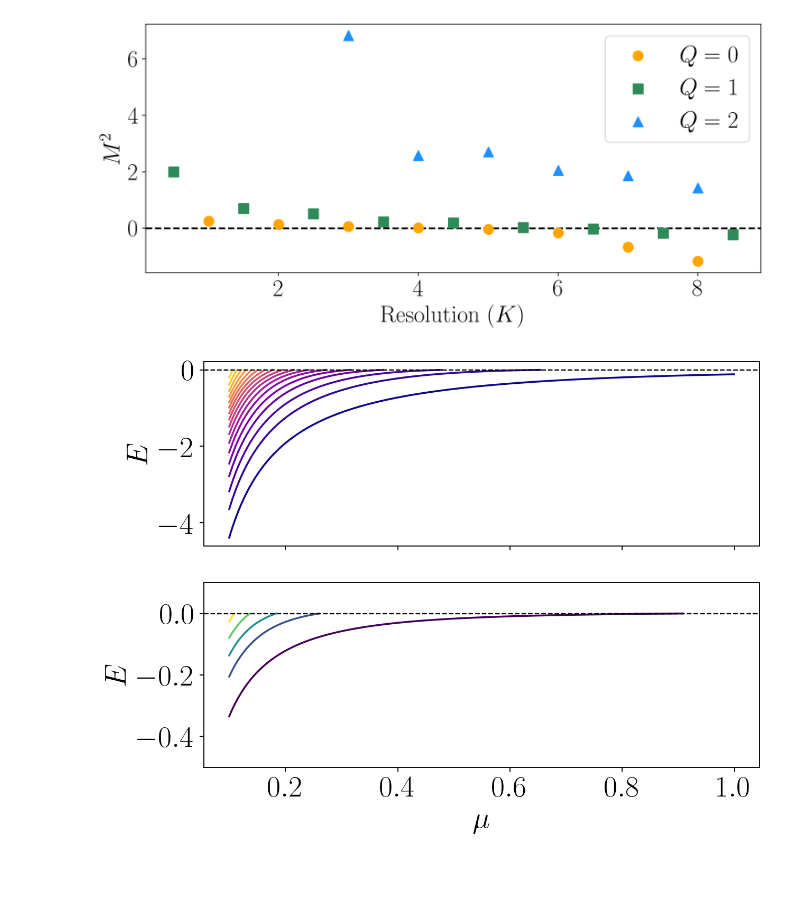
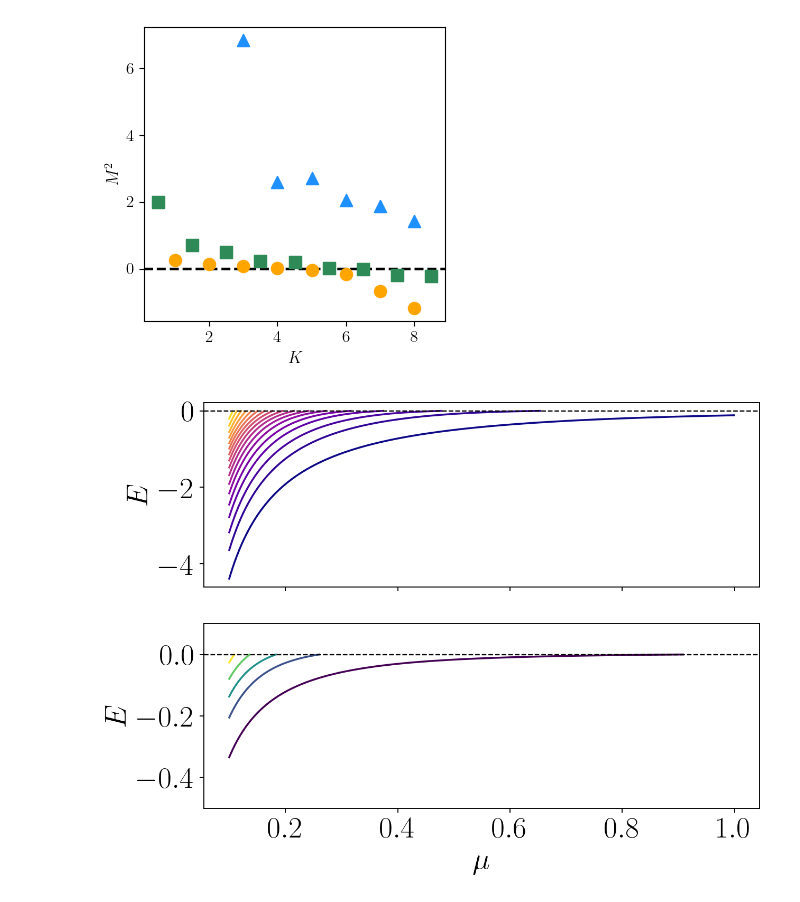
Before and after one commit to cgustin99/OpenParticle, a Jupyter notebook: models/Yukawa/yukawa_paper_results.ipynb, the cells around one changed output. Saved outputs shown, nothing was run; the diff lists cells and outputs as text; code cells hidden in the pictures; blank space fills up the shorter version.

```diff
--- a/models/Yukawa/yukawa_paper_results.ipynb
+++ b/models/Yukawa/yukawa_paper_results.ipynb
@@ -15,7 +15,7 @@ from openparticle.dlcq import get_sector_basis, pdf, fock_sector_budget
 from yukawa_utils import *
 
 plt.rcParams["font.family"] = "Times New Roman"
-plt.rcParams["font.size"] = 24
+plt.rcParams["font.size"] = 12
 plt.rc('text', usetex=True)
 import warnings
 warnings.filterwarnings('ignore')
@@ -73,21 +73,23 @@ for res in resolutions_Q2:
     vals, vecs = np.linalg.eigh(tmp_mat)
     eigenvalues_Q2.append(min(vals))
 # %%
-plt.figure(figsize=(10,5), dpi=200)
-plt.scatter(resolutions_boson_loop, eigenvalues_boson_loop, color='orange', marker='o', s=100, label = r'$Q = 0$')
-plt.scatter(resolutions_fermion_loop, eigenvalues_fermion_loop, color='seagreen', marker='s', s=100, label = r'$Q = 1$')
+# plt.figure(figsize=(10,5), dpi=200)
+plt.figure(figsize=(3.75, 3.75), dpi=100)
+plt.scatter(resolutions_boson_loop, eigenvalues_boson_loop, color='orange', marker='o', s=75, label = r'$Q = 0$')
+plt.scatter(resolutions_fermion_loop, eigenvalues_fermion_loop, color='seagreen', marker='s', s=75, label = r'$Q = 1$')
 # plt.scatter(resolutions_Q2, eigenvalues_Q2, color=[(0,0.5,0.5)], marker='^', s=100, label = r'$Q = 2$')
-plt.scatter(resolutions_Q2, eigenvalues_Q2, color='dodgerblue', marker='^', s=100, label = r'$Q = 2$')
+plt.scatter(resolutions_Q2, eigenvalues_Q2, color='dodgerblue', marker='^', s=75, label = r'$Q = 2$')
 
 plt.axhline(y=0, color='k', linewidth = 1.75, zorder = -1, linestyle = '--')
 
-plt.xlabel(r"Resolution $(K)$")
+plt.xlabel(r"$K$")
 plt.ylabel(r"$M^2$")
-plt.legend()
+# plt.legend()
 plt.tight_layout()
+plt.savefig('./M2_vs_K_bare.pdf')
 # plt.title(r"Lowest $M^2$ Eigenvalue in Respective Sectors")
 # %% [output]
-[figure, old version]
+[figure, new version]
 # %%
 N = 200  # Number of grid points
 x_max = 20 # Maximum x value (adjust as needed)
```
Also changed, not shown: parts of 12 cells of this notebook.
